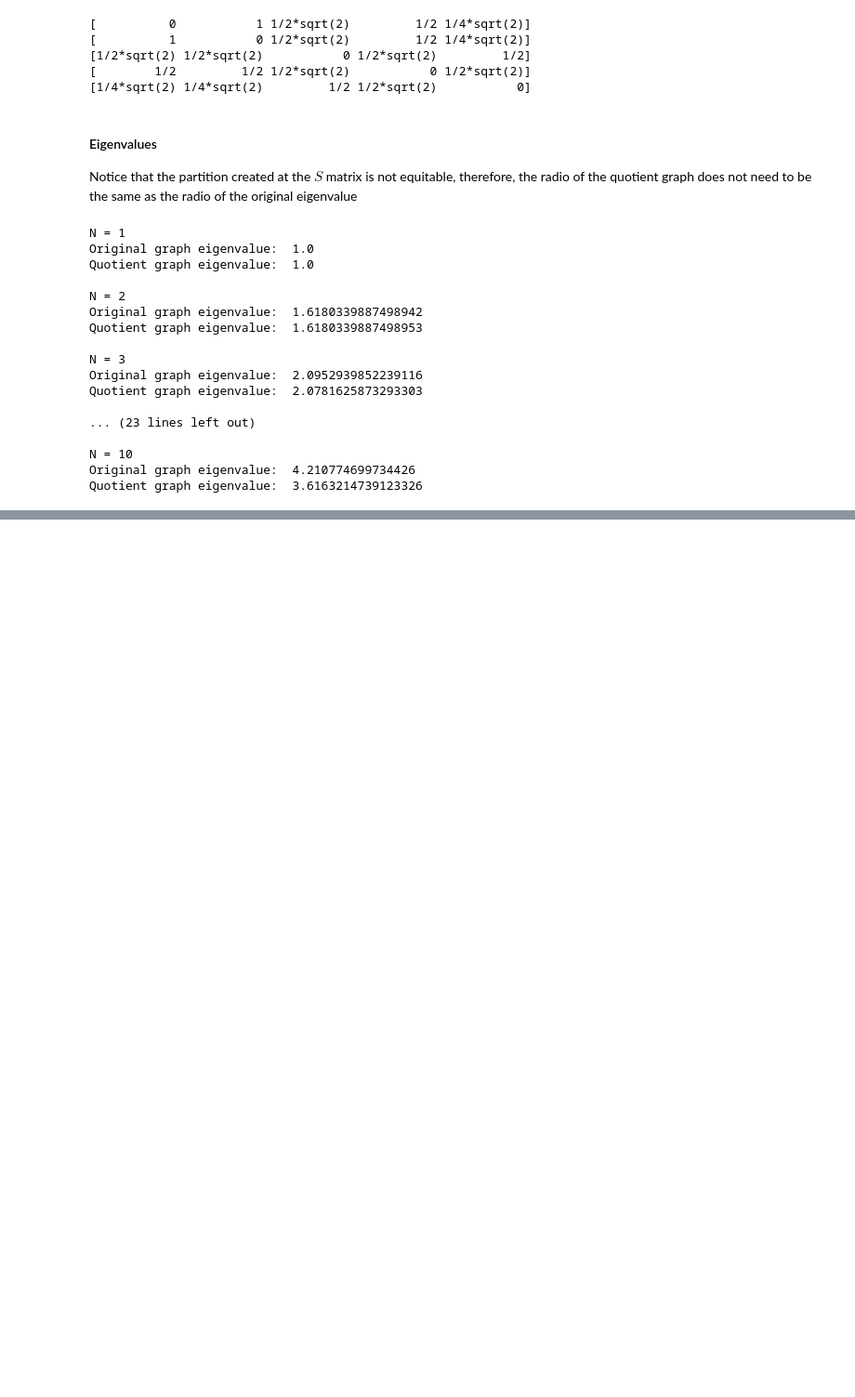
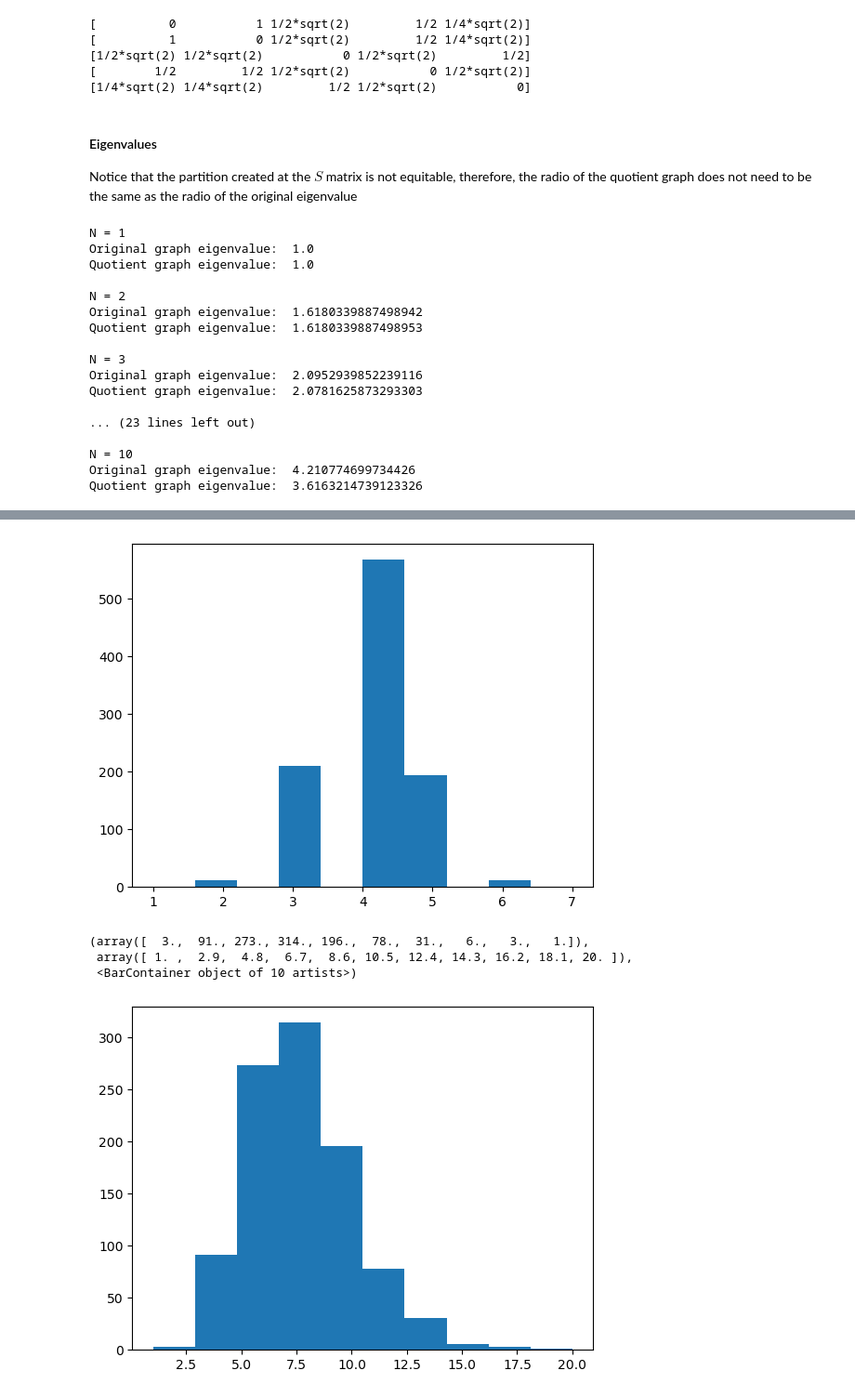
Before and after one commit to emanueljuliano/Strongly_Cospectral_Vertices_On_Trees, a Jupyter notebook: Grundy Eigenvalue.ipynb, the cells around one changed output, grey strips where cells are left out. Shown: that part at 93% size. Drawn from its saved outputs; the diff is of its cells as text; code cells hidden in the pictures; blank space fills up the shorter version.

```diff
--- a/Grundy Eigenvalue.ipynb
+++ b/Grundy Eigenvalue.ipynb
@@ -371,0 +406,10 @@ max(np.linalg.eig(A)[0])
+# %%
+plt.hist(np.array(grundy_val))
+plt.show()
+plt.hist(np.array(spectral_val))
+# %% [output]
+[figure, added]
+(array([  3.,  91., 273., 314., 196.,  78.,  31.,   6.,   3.,   1.]),
+ array([ 1. ,  2.9,  4.8,  6.7,  8.6, 10.5, 12.4, 14.3, 16.2, 18.1, 20. ]),
+ <BarContainer object of 10 artists>)
+[figure, added]
```
Also changed, not shown: parts of 20 cells of this notebook.
